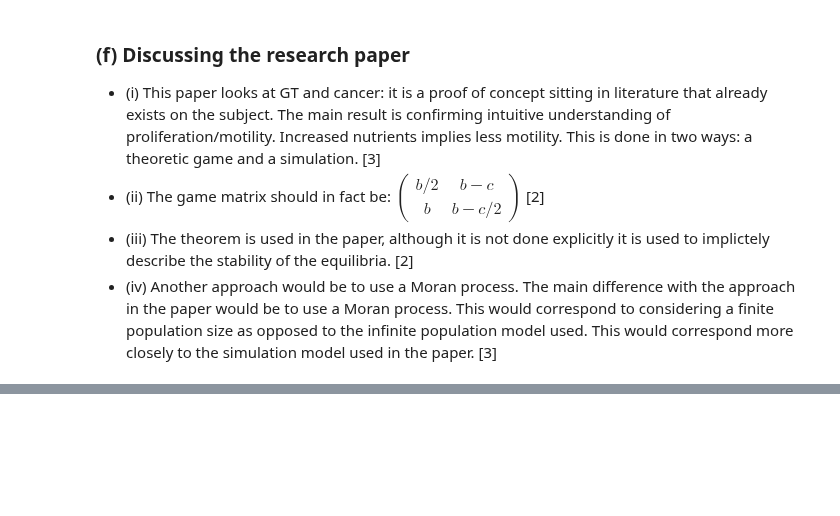
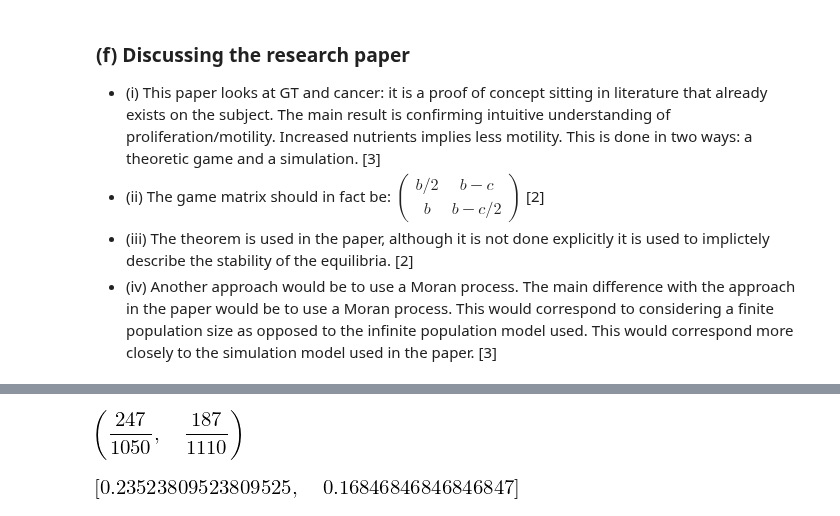
Before and after one commit to drvinceknight/gt, a Jupyter notebook: nbs/solutions/Past exam mock.ipynb, the cells around one changed output, grey strips where cells are left out. Saved outputs shown, nothing was run; the diff lists cells and outputs as text; code cells hidden in the pictures; blank space fills up the shorter version.

```diff
--- a/nbs/solutions/Past exam mock.ipynb
+++ b/nbs/solutions/Past exam mock.ipynb
@@ -553,0 +732,9 @@ however $y_1\ne3/44$ thus $x=(3/4, 1/4)$ is an ESS.
+# %%
+game = np.array([[sym.S(20), sym.S(18)], [sym.S(18), sym.S(16)]])
+theoretic_fixation(N=5, game=game), 1 - theoretic_fixation(N=5, game=game, i=4)
+# %% [output]
+[figure, added]
+# %%
+[float(x) for x in _]
+# %% [output]
+[figure, added]
```
Also changed, not shown: parts of 6 cells of this notebook, 4 other files.
